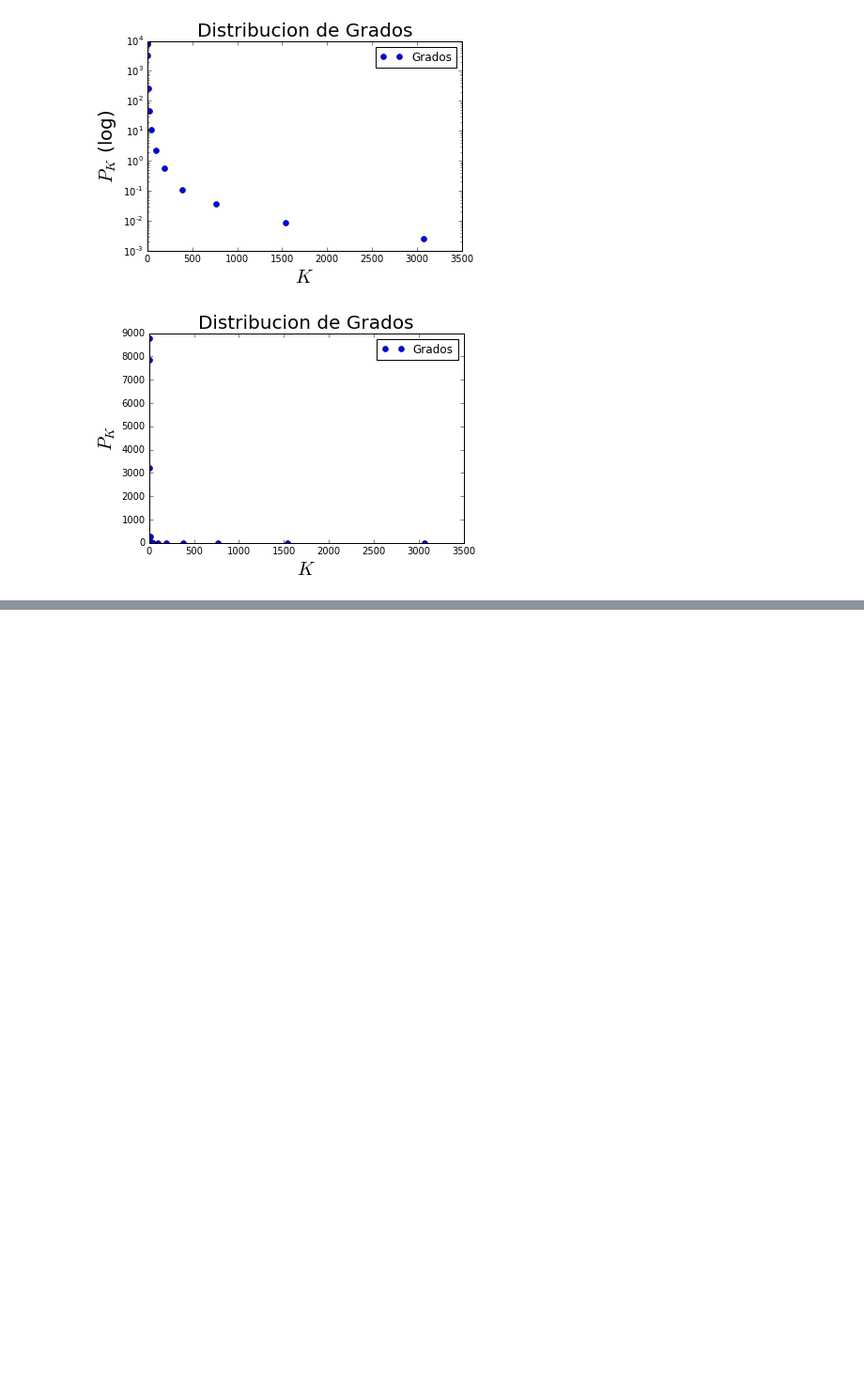
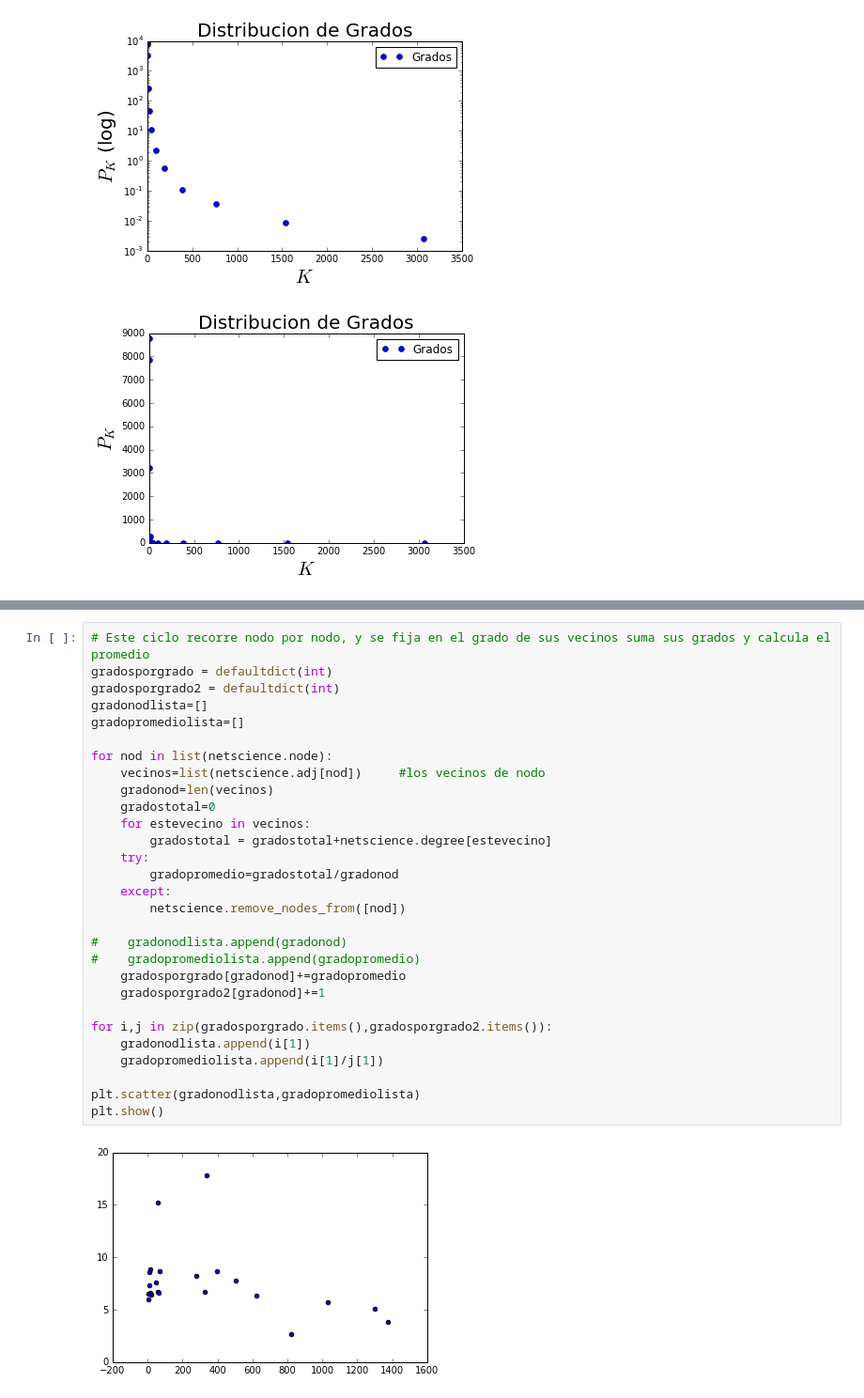
Before and after one commit to alangivre/TP1, a Jupyter notebook: TP1.ipynb, the cells around one changed output, grey strips where cells are left out. Shown: that part at 94% size. Cells and saved outputs as stored; diff of their text form; blank space fills up the shorter version.

```diff
--- a/TP1.ipynb
+++ b/TP1.ipynb
@@ -253,0 +315,31 @@ import scipy
+# %%
+# Este ciclo recorre nodo por nodo, y se fija en el grado de sus vecinos suma sus grados y calcula el promedio
+gradosporgrado = defaultdict(int)
+gradosporgrado2 = defaultdict(int)
+gradonodlista=[]
+gradopromediolista=[]
+
+for nod in list(netscience.node):
+    vecinos=list(netscience.adj[nod])     #los vecinos de nodo
+    gradonod=len(vecinos)
+    gradostotal=0
+    for estevecino in vecinos:
+        gradostotal = gradostotal+netscience.degree[estevecino]
+    try:
+        gradopromedio=gradostotal/gradonod
+    except:
+        netscience.remove_nodes_from([nod])
+
+#    gradonodlista.append(gradonod)
+#    gradopromediolista.append(gradopromedio)
+    gradosporgrado[gradonod]+=gradopromedio
+    gradosporgrado2[gradonod]+=1
+
+for i,j in zip(gradosporgrado.items(),gradosporgrado2.items()):
+    gradonodlista.append(i[1])
+    gradopromediolista.append(i[1]/j[1])
+
+plt.scatter(gradonodlista,gradopromediolista)
+plt.show()
+# %% [output]
+[figure, added]
```
Also changed, not shown: parts of 11 cells of this notebook.
